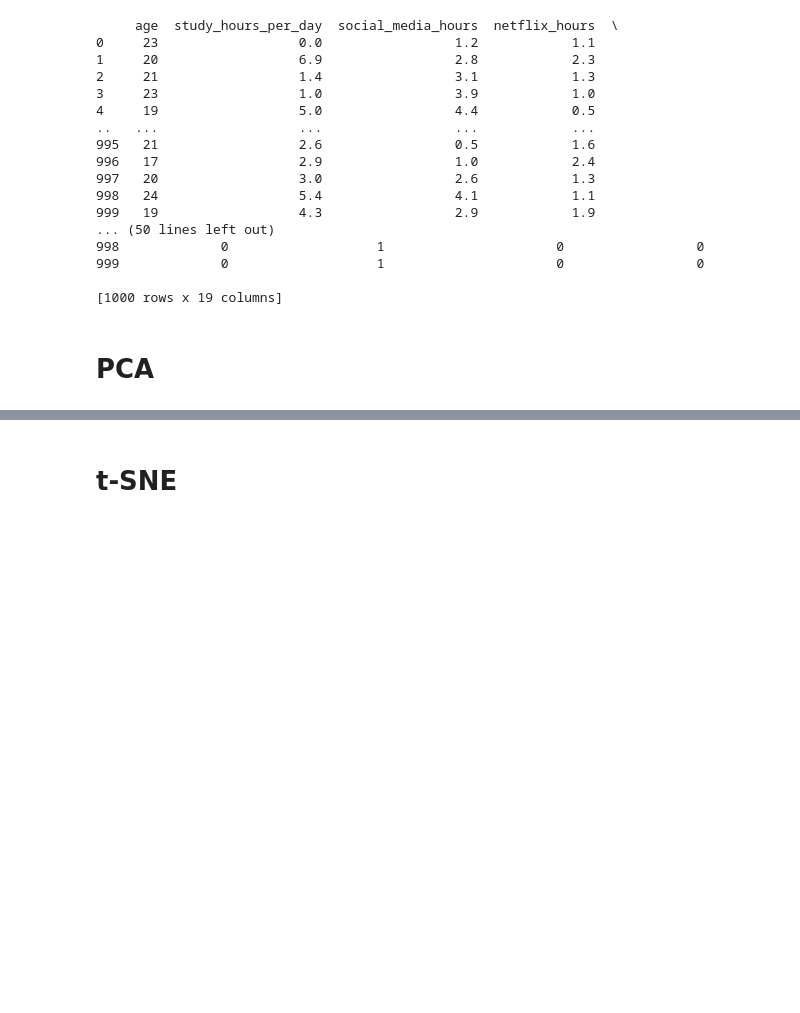
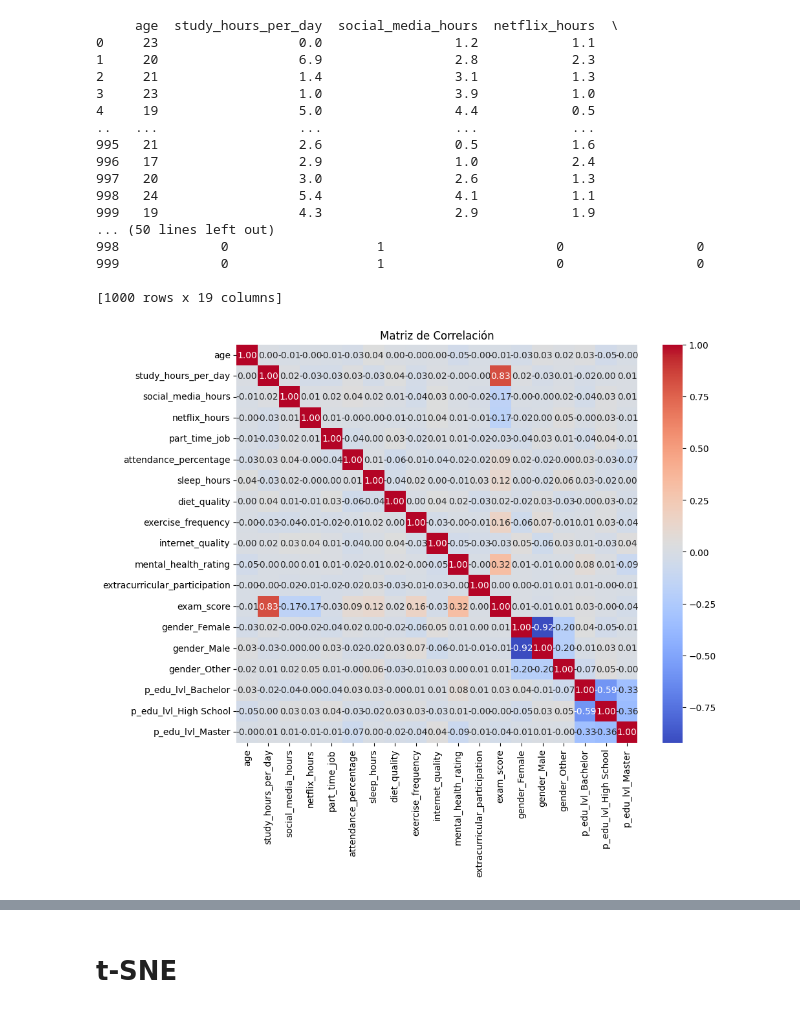
Before and after one commit to gapalfaro-cmyk/Proyecto-de-fin-de-modulo-6---Alfaro-Badillo-Cruz-Perez-Rupit, a Jupyter notebook: Modulo_VI_Equipo_15_Habits.ipynb, the cells around one changed output, grey strips where cells are left out. Drawn from its saved outputs; the diff is of its cells as text; code cells hidden in the pictures; blank space fills up the shorter version.

```diff
--- a/Modulo_VI_Equipo_15_Habits.ipynb
+++ b/Modulo_VI_Equipo_15_Habits.ipynb
@@ -314,5 +314,13 @@ print(df_habits_proc_nomiss)
 999             0                   1                      0                 0
 
 [1000 rows x 19 columns]
-# %% [markdown]
-# PCA
+# %%
+# Correlación de las variables
+# DUDA! ¿No se tiene que cambiar el tipo de correlación dependiendo del tipo de variable?
+corr_matrix = df_habits_proc_nomiss.corr()
+plt.figure(figsize=(10, 8))
+sns.heatmap(corr_matrix, annot=True, cmap='coolwarm', fmt=".2f")
+plt.title("Matriz de Correlación")
+plt.show()
+# %% [output]
+[figure, added]
```
Also changed, not shown: parts of 4 cells of this notebook.
